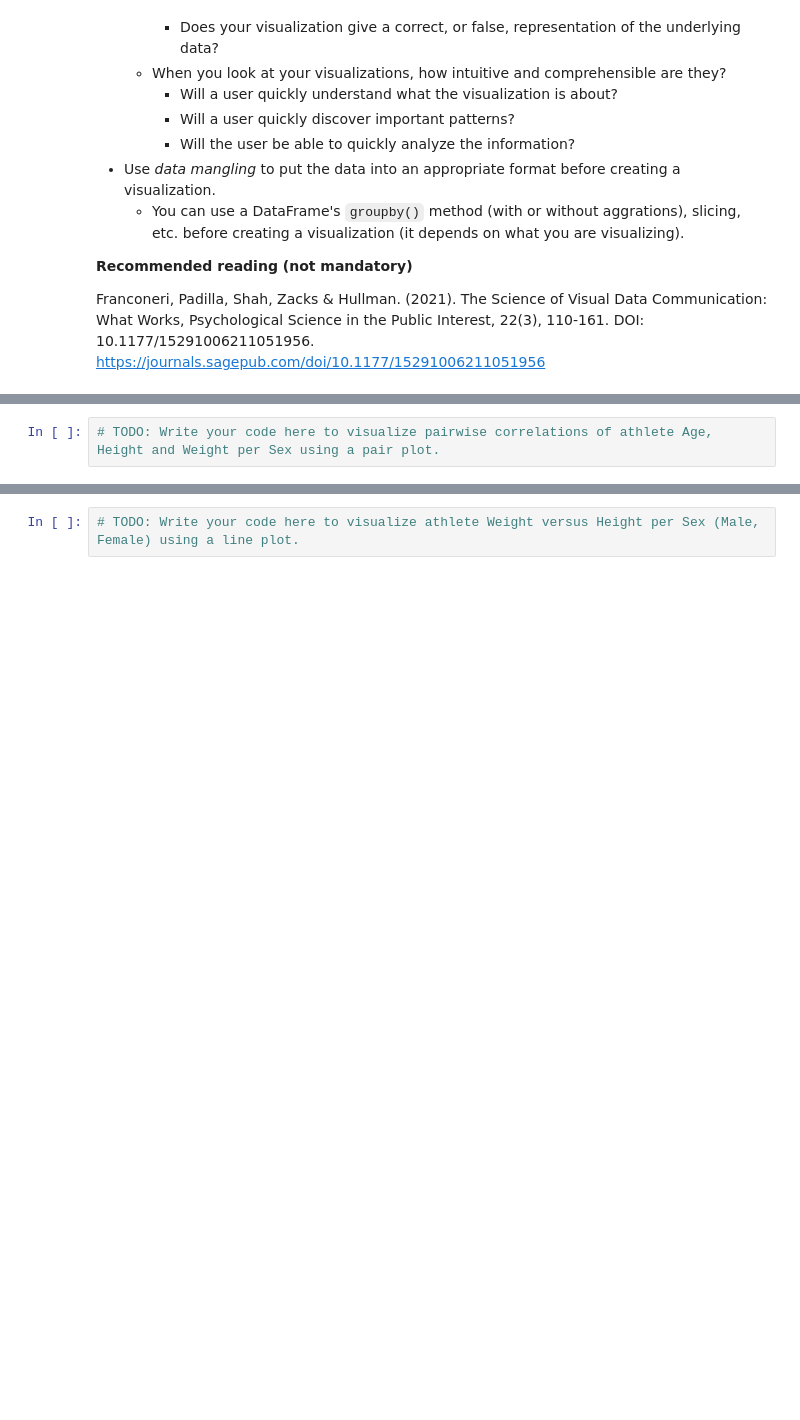
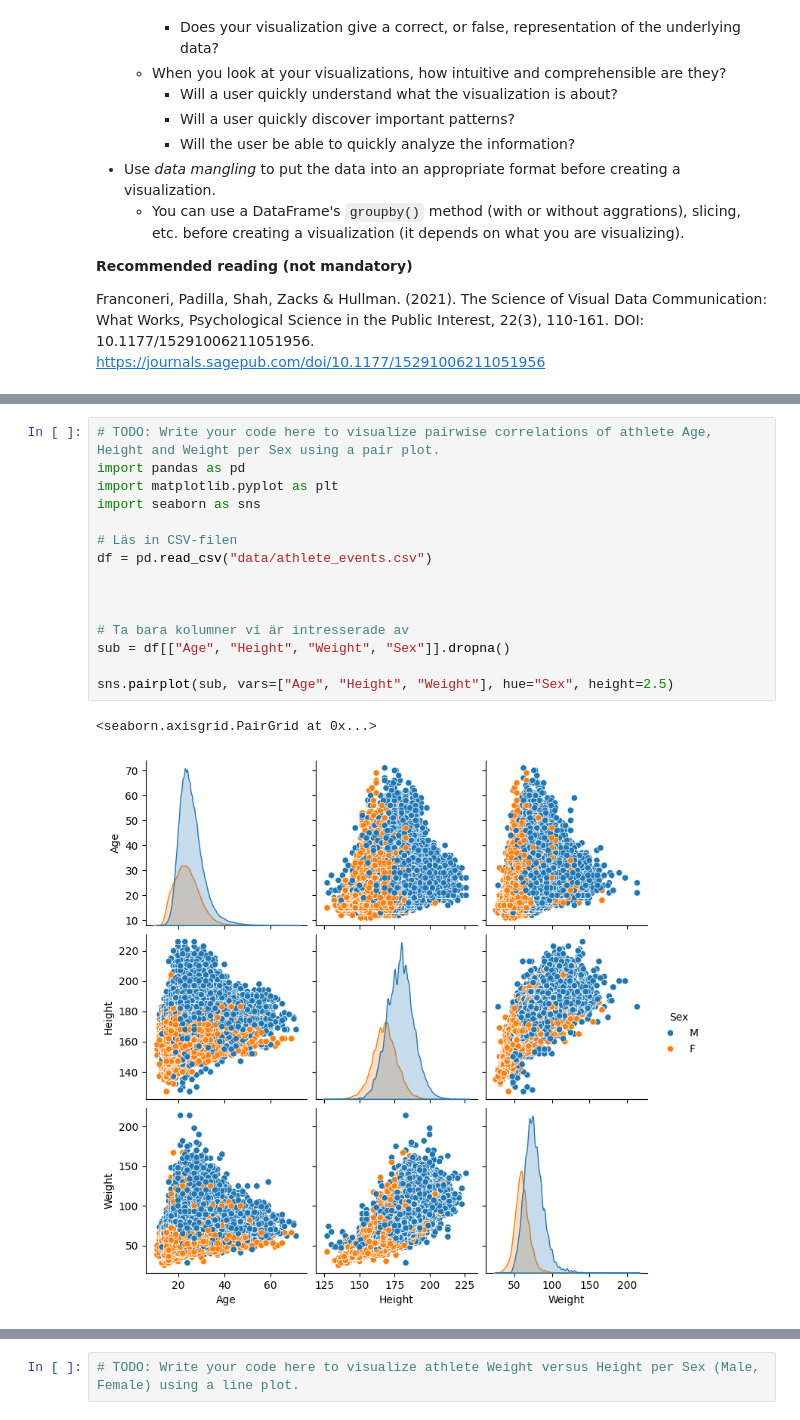
Before and after one commit to llllyyyynnnn/DataVisualisationProject, a Jupyter notebook: assignment/assignment.ipynb, the cells around one changed output, grey strips where cells are left out. Cells and saved outputs as stored; diff of their text form; blank space fills up the shorter version.

```diff
--- a/assignment/assignment.ipynb
+++ b/assignment/assignment.ipynb
@@ -1034,6 +1076,22 @@ Create a `pairplot` showing the pariwise correlations of athlete Age, Height and
 </details>
 # %%
 # TODO: Write your code here to visualize pairwise correlations of athlete Age, Height and Weight per Sex using a pair plot.
+import pandas as pd
+import matplotlib.pyplot as plt
+import seaborn as sns
+
+# Läs in CSV-filen
+df = pd.read_csv("data/athlete_events.csv")
+
+
+
+# Ta bara kolumner vi är intresserade av
+sub = df[["Age", "Height", "Weight", "Sex"]].dropna()
+
+sns.pairplot(sub, vars=["Age", "Height", "Weight"], hue="Sex", height=2.5)
+# %% [output]
+<seaborn.axisgrid.PairGrid at 0x...>
+[figure, added]
 # %% [markdown]
 ---
 ## Task 5.2 Visualize Pairwise Correlations of the Numeric Features with a `heatmap`
```
Also changed, not shown: parts of 4 cells of this notebook.
